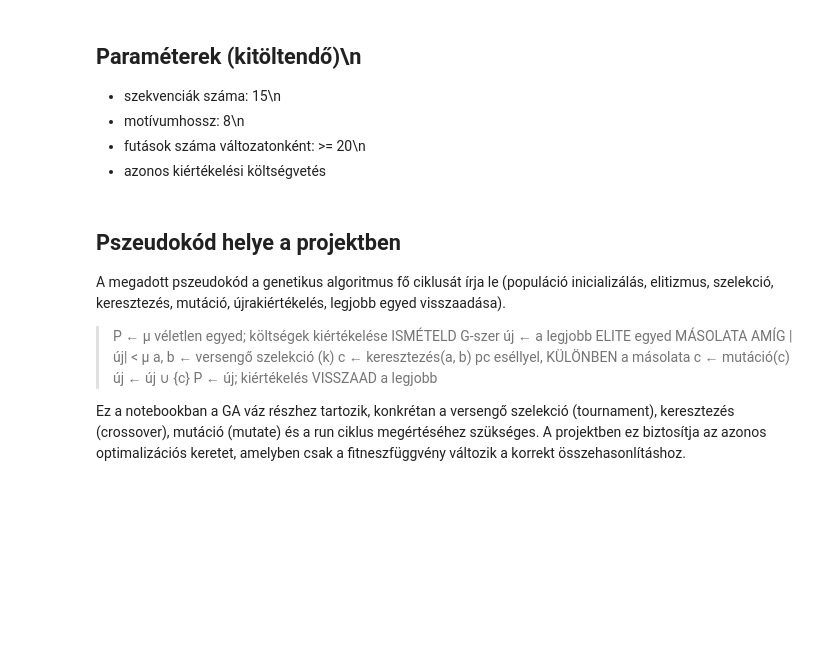
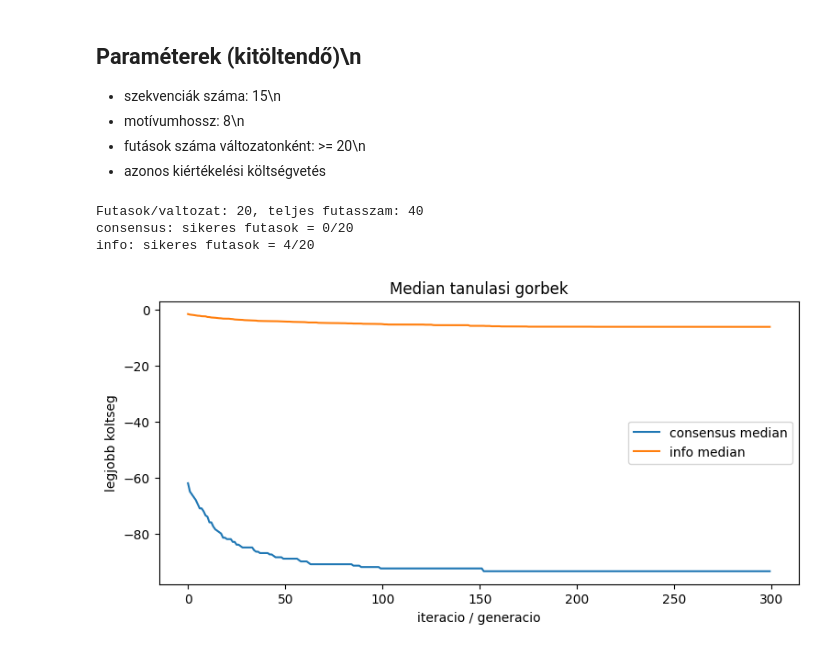
Before and after one commit to HKende2/bigyo-konszenzus-vs-info, a Jupyter notebook: notebooks/konszenzus_vs_informaciotartalom_colab.ipynb, the cells around one changed output. Saved outputs shown, nothing was run; the diff lists cells and outputs as text; code cells hidden in the pictures; blank space fills up the shorter version.

```diff
--- a/notebooks/konszenzus_vs_informaciotartalom_colab.ipynb
+++ b/notebooks/konszenzus_vs_informaciotartalom_colab.ipynb
@@ -11,22 +11,6 @@ Két fitneszfüggvény (konszenzus vs. információtartalom) azonos keretben tö
 - motívumhossz: 8\n
 - futások száma változatonként: >= 20\n
 - azonos kiértékelési költségvetés
-# %% [markdown]
-## Pszeudokód helye a projektben
-A megadott pszeudokód a genetikus algoritmus fő ciklusát írja le (populáció inicializálás, elitizmus, szelekció, keresztezés, mutáció, újrakiértékelés, legjobb egyed visszaadása).
-
-> P ← μ véletlen egyed; költségek kiértékelése
-ISMÉTELD G-szer
-    új ← a legjobb ELITE egyed MÁSOLATA
-    AMÍG |új| < μ
-        a, b ← versengő szelekció (k)
-        c ← keresztezés(a, b) pc eséllyel, KÜLÖNBEN a másolata
-        c ← mutáció(c)
-        új ← új ∪ {c}
-    P ← új; kiértékelés
-VISSZAAD a legjobb
-
-Ez a notebookban a GA váz részhez tartozik, konkrétan a versengő szelekció (tournament), keresztezés (crossover), mutáció (mutate) és a run ciklus megértéséhez szükséges. A projektben ez biztosítja az azonos optimalizációs keretet, amelyben csak a fitneszfüggvény változik a korrekt összehasonlításhoz.
 # %%
 # TODO: Importok és globális beállítások
 
@@ -34,9 +18,18 @@ Ez a notebookban a GA váz részhez tartozik, konkrétan a versengő szelekció
 # Colab-csonk – a TODO részeket neked kell kidolgozni. Az ellenőrző cellát ne töröld!
 import math, random, time
 import numpy as np
+import pandas as pd
 import matplotlib.pyplot as plt
-SEED = 42
-EXPECTED = """Az információtartalom-alapú fitnesz legalább olyan gyakran találja meg a motívumot, mint a konszenzus-pontszám; A/T-gazdag háttérnél jobb."""
+
+SEED = 42  # alap random seed a reprodukalhatosaghoz
+EXPECTED = """Az információtartalom-alapú fitnesz legalább olyan gyakran találja meg a motívumot, mint a konszenzus-pontszám; A/T-gazdag háttérnél jobb."""  # elvart allitas a vegso ellenorzeshez
+
+FITNESS_MODES = ("consensus", "info")  # osszehasonlitott fitneszmodok
+RUNS = 20  # futasok szama modonkent (minimum kovetelmeny: >=20)
+
+# A/T-gazdag hatter a feladat elvarasa szerint
+BG_PROBS = {"A": 0.35, "C": 0.15, "G": 0.15, "T": 0.35}  # hatter baziseloszlas
+MOTIF_MUT_PROB = 0.10  # beultetett motivum pozicionkent mutacios aranya
 # %%
 # TODO: Szintetikus adatgenerálás (15 szekvencia, beültetett 8-mer)
 
@@ -111,16 +197,46 @@ def run(seed):
 # %%
 # TODO: >=20 futás/variáns, azonos seed-lista, azonos költségvetés
 
 # ---- Kísérlet: független futások ----
-RUNS = 10                         # Haladó szinttől: 20, Nehéz/Expert: 30
-finals, curves = [], []
-for s in range(RUNS):
-    best, hist = run(SEED + s)
-    finals.append(min(hist)); curves.append(hist)
-print("medián:", np.median(finals), "| legjobb:", min(finals), "| legrosszabb:", max(finals))
-for h in curves:
-    plt.plot(h, alpha=0.4)
-plt.xlabel("iteráció / generáció"); plt.ylabel("legjobb költség"); plt.title("Tanulási görbék"); plt.show()
+seed_list = [SEED + i for i in range(RUNS)]  # fix seed-ek: mindket mod ugyanazt kapja
+records = []  # futasonkenti meresek hosszu tablaja
+curves_by_mode = {m: [] for m in FITNESS_MODES}  # tanulasi gorbek modonkent
+
+for mode in FITNESS_MODES:
+    for s in seed_list:
+        out = run(s, mode)
+        curves_by_mode[mode].append(out["hist"])
+        records.append({
+            "mode": mode,
+            "seed": s,
+            "final_cost": out["best_cost"],
+            "success": int(out["success"]),
+            "evals_to_target": out["evals_to_target"],
+            "pos_acc": out["pos_acc"],
+            "best_consensus": out["best_consensus"],
+        })
+
+print(f"Futasok/valtozat: {RUNS}, teljes futasszam: {len(records)}")
+for mode in FITNESS_MODES:
+    succ = sum(r["success"] for r in records if r["mode"] == mode)
+    print(f"{mode}: sikeres futasok = {succ}/{RUNS}")
+
+# Median tanulasi gorbek kirajzolasa modonkent.
+plt.figure(figsize=(9, 4))
+for mode in FITNESS_MODES:
+    arr = np.array(curves_by_mode[mode], dtype=float)
+    med = np.median(arr, axis=0)
+    plt.plot(med, label=f"{mode} median")
+plt.xlabel("iteracio / generacio")
+plt.ylabel("legjobb koltseg")
+plt.title("Median tanulasi gorbek")
+plt.legend()
+plt.show()
+# %% [output]
+Futasok/valtozat: 20, teljes futasszam: 40
+consensus: sikeres futasok = 0/20
+info: sikeres futasok = 4/20
+[figure, added]
 # %%
 # TODO: Statisztika (medián, IQR) és boxplot készítése
 
```
Also changed, not shown: parts of 4 cells of this notebook.
